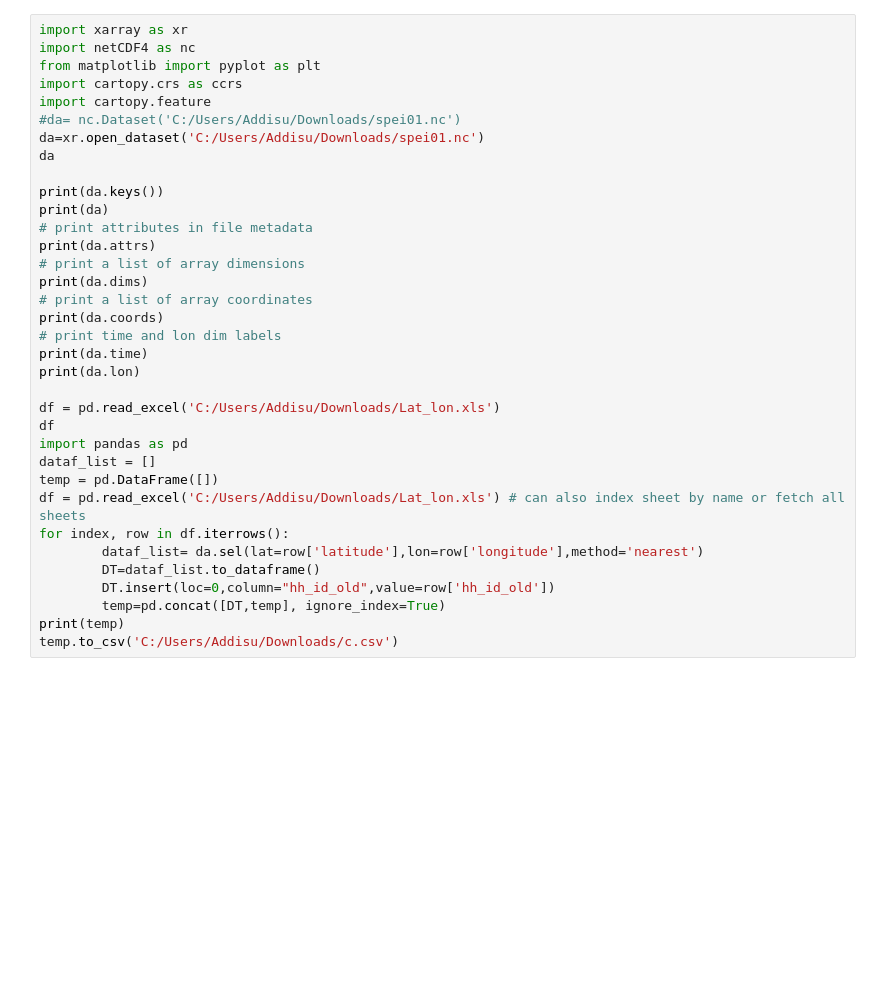
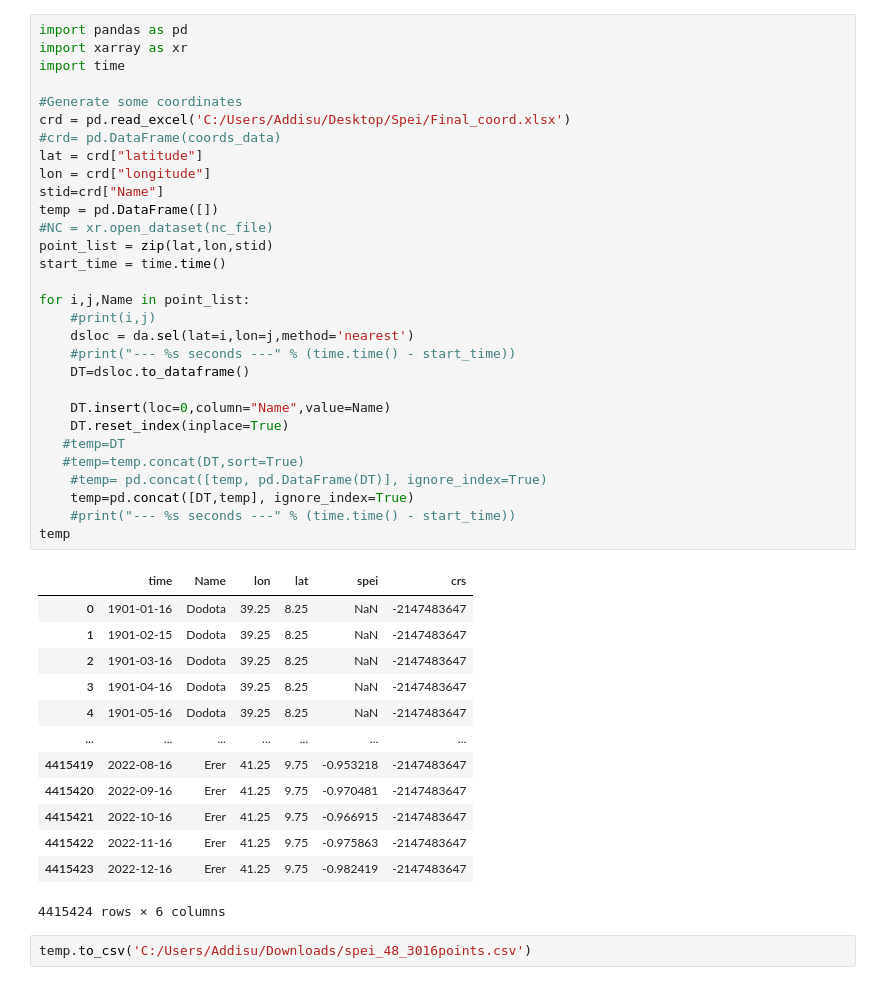
Before and after one commit to hydropython/Download-SPEI-data-for-12-24-and-48-months-and-an-efficient-way-to-extract-3-016-data-, a Jupyter notebook: spei data download for specfic points.ipynb, the cells around one changed output. Drawn from its saved outputs; the diff is of its cells as text; blank space fills up the shorter version.

```diff
--- a/spei data download for specfic points.ipynb
+++ b/spei data download for specfic points.ipynb
@@ -3,35 +49,46 @@
 # %%
+import pandas as pd
 import xarray as xr
-import netCDF4 as nc
-from matplotlib import pyplot as plt
-import cartopy.crs as ccrs
-import cartopy.feature
-#da= nc.Dataset('C:/Users/Addisu/Downloads/spei01.nc')
-da=xr.open_dataset('C:/Users/Addisu/Downloads/spei01.nc')
-da
+import time
 
-print(da.keys())
-print(da)
-# print attributes in file metadata
-print(da.attrs)
-# print a list of array dimensions
-print(da.dims)
-# print a list of array coordinates
-print(da.coords)
-# print time and lon dim labels
-print(da.time)
-print(da.lon)
+#Generate some coordinates
+crd = pd.read_excel('C:/Users/Addisu/Desktop/Spei/Final_coord.xlsx')
+#crd= pd.DataFrame(coords_data)
+lat = crd["latitude"]
+lon = crd["longitude"]
+stid=crd["Name"]
+temp = pd.DataFrame([])
+#NC = xr.open_dataset(nc_file)
+point_list = zip(lat,lon,stid)
+start_time = time.time()
 
-df = pd.read_excel('C:/Users/Addisu/Downloads/Lat_lon.xls')
-df
-import pandas as pd
-dataf_list = []
-temp = pd.DataFrame([])
-df = pd.read_excel('C:/Users/Addisu/Downloads/Lat_lon.xls') # can also index sheet by name or fetch all sheets
-for index, row in df.iterrows():
-        dataf_list= da.sel(lat=row['latitude'],lon=row['longitude'],method='nearest')
-        DT=dataf_list.to_dataframe()
-        DT.insert(loc=0,column="hh_id_old",value=row['hh_id_old'])
-        temp=pd.concat([DT,temp], ignore_index=True)
-print(temp)
-temp.to_csv('C:/Users/Addisu/Downloads/c.csv')
+for i,j,Name in point_list:
+    #print(i,j)
+    dsloc = da.sel(lat=i,lon=j,method='nearest')
+    #print("--- %s seconds ---" % (time.time() - start_time))
+    DT=dsloc.to_dataframe()
+
+    DT.insert(loc=0,column="Name",value=Name)
+    DT.reset_index(inplace=True)
+   #temp=DT
+   #temp=temp.concat(DT,sort=True)
+    #temp= pd.concat([temp, pd.DataFrame(DT)], ignore_index=True)
+    temp=pd.concat([DT,temp], ignore_index=True)
+    #print("--- %s seconds ---" % (time.time() - start_time))
+temp
+# %% [output]
+|  | time | Name | lon | lat | spei | crs |
+| 0 | 1901-01-16 | Dodota | 39.25 | 8.25 | NaN | -2147483647 |
+| 1 | 1901-02-15 | Dodota | 39.25 | 8.25 | NaN | -2147483647 |
+| 2 | 1901-03-16 | Dodota | 39.25 | 8.25 | NaN | -2147483647 |
+| 3 | 1901-04-16 | Dodota | 39.25 | 8.25 | NaN | -2147483647 |
+| 4 | 1901-05-16 | Dodota | 39.25 | 8.25 | NaN | -2147483647 |
+| ... | ... | ... | ... | ... | ... | ... |
+| 4415419 | 2022-08-16 | Erer | 41.25 | 9.75 | -0.953218 | -2147483647 |
+| 4415420 | 2022-09-16 | Erer | 41.25 | 9.75 | -0.970481 | -2147483647 |
+| 4415421 | 2022-10-16 | Erer | 41.25 | 9.75 | -0.966915 | -2147483647 |
+| 4415422 | 2022-11-16 | Erer | 41.25 | 9.75 | -0.975863 | -2147483647 |
+| 4415423 | 2022-12-16 | Erer | 41.25 | 9.75 | -0.982419 | -2147483647 |
+4415424 rows × 6 columns
+# %%
+temp.to_csv('C:/Users/Addisu/Downloads/spei_48_3016points.csv')
```
Also changed, not shown: parts of 3 cells of this notebook.
